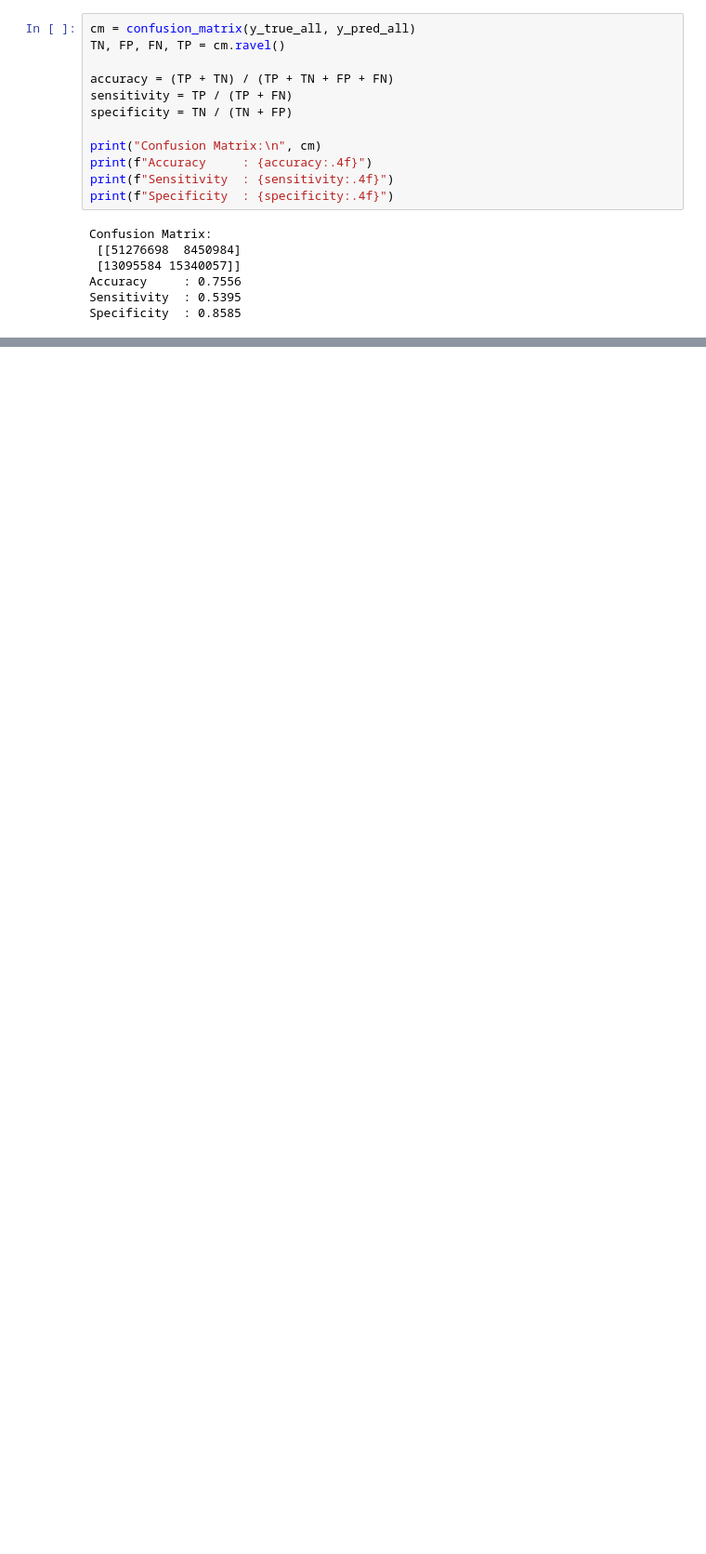
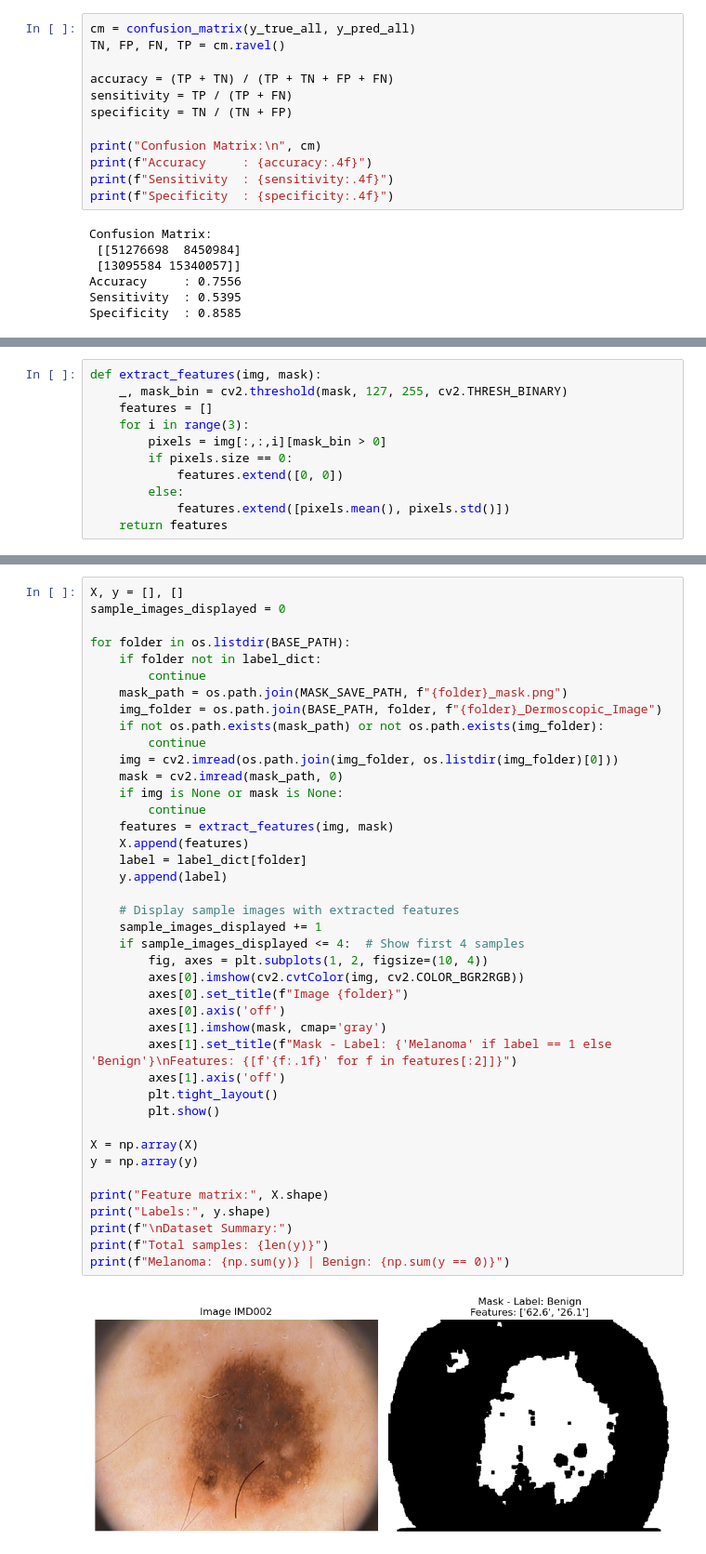
Before and after one commit to b17br34k3r/Digital-Image-processing-tasks, a Jupyter notebook: DIP Project/OEL_DIP.ipynb, the cells around one changed output, grey strips where cells are left out. Shown at 93% size. Cells and saved outputs as stored; diff of their text form; blank space fills up the shorter version.

```diff
--- a/DIP Project/OEL_DIP.ipynb
+++ b/DIP Project/OEL_DIP.ipynb
@@ -2088,0 +177,11 @@ weighted avg       0.86      0.88      0.86        50
+# %%
+def extract_features(img, mask):
+    _, mask_bin = cv2.threshold(mask, 127, 255, cv2.THRESH_BINARY)
+    features = []
+    for i in range(3):
+        pixels = img[:,:,i][mask_bin > 0]
+        if pixels.size == 0:
+            features.extend([0, 0])
+        else:
+            features.extend([pixels.mean(), pixels.std()])
+    return features
@@ -2088,0 +192,43 @@ weighted avg       0.86      0.88      0.86        50
+# %%
+X, y = [], []
+sample_images_displayed = 0
+
+for folder in os.listdir(BASE_PATH):
+    if folder not in label_dict:
+        continue
+    mask_path = os.path.join(MASK_SAVE_PATH, f"{folder}_mask.png")
+    img_folder = os.path.join(BASE_PATH, folder, f"{folder}_Dermoscopic_Image")
+    if not os.path.exists(mask_path) or not os.path.exists(img_folder):
+        continue
+    img = cv2.imread(os.path.join(img_folder, os.listdir(img_folder)[0]))
+    mask = cv2.imread(mask_path, 0)
+    if img is None or mask is None:
+        continue
+    features = extract_features(img, mask)
+    X.append(features)
+    label = label_dict[folder]
+    y.append(label)
+
+    # Display sample images with extracted features
+    sample_images_displayed += 1
+    if sample_images_displayed <= 4:  # Show first 4 samples
+        fig, axes = plt.subplots(1, 2, figsize=(10, 4))
+        axes[0].imshow(cv2.cvtColor(img, cv2.COLOR_BGR2RGB))
+        axes[0].set_title(f"Image {folder}")
+        axes[0].axis('off')
+        axes[1].imshow(mask, cmap='gray')
+        axes[1].set_title(f"Mask - Label: {'Melanoma' if label == 1 else 'Benign'}\nFeatures: {[f'{f:.1f}' for f in features[:2]]}")
+        axes[1].axis('off')
+        plt.tight_layout()
+        plt.show()
+
+X = np.array(X)
+y = np.array(y)
+
+print("Feature matrix:", X.shape)
+print("Labels:", y.shape)
+print(f"\nDataset Summary:")
+print(f"Total samples: {len(y)}")
+print(f"Melanoma: {np.sum(y)} | Benign: {np.sum(y == 0)}")
+# %% [output]
+[figure, added]
```
Also changed, not shown: parts of 43 cells of this notebook.
